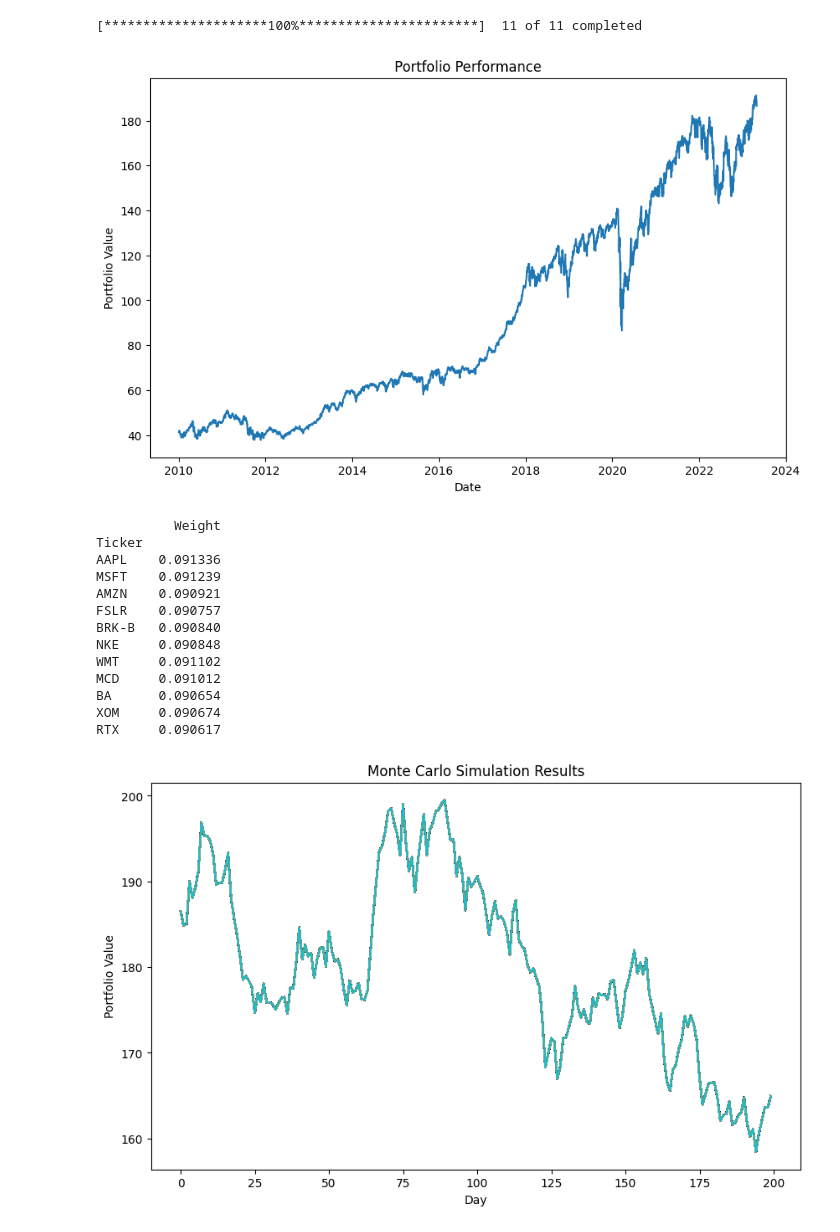
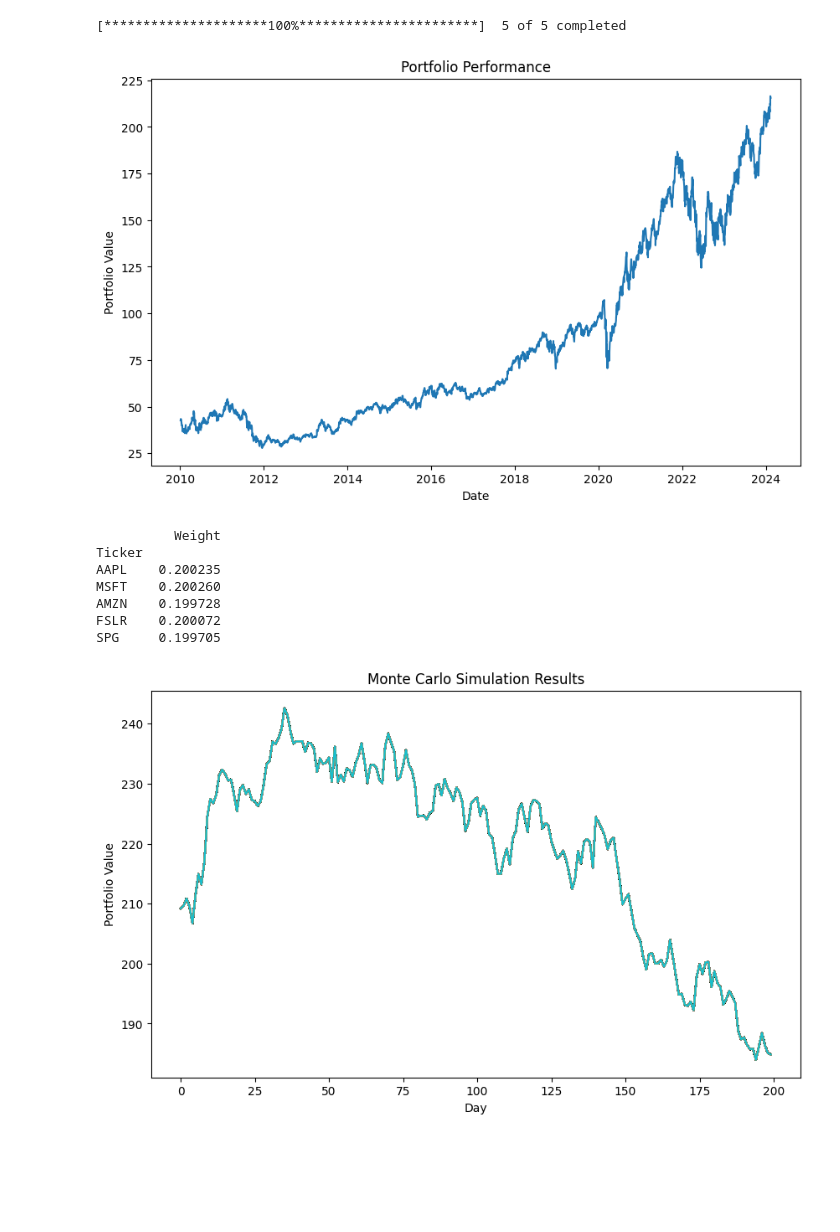
Before and after one commit to atijmahesh/portfolio_optimzer, a Jupyter notebook: portfoilo_optimzer.ipynb, the cells around one changed output. Cells and saved outputs as stored; diff of their text form; code cells hidden in the pictures; blank space fills up the shorter version.

Commit message:
Added Winter '24 Portfolio

```diff
--- a/portfoilo_optimzer.ipynb
+++ b/portfoilo_optimzer.ipynb
@@ -8,7 +8,7 @@ import matplotlib.pyplot as plt
 from datetime import date
 # %%
 # Define the tickers to download
-tickers = ['AAPL', 'MSFT', 'AMZN', 'FSLR', 'BRK-B', 'NKE', 'WMT', 'MCD', 'BA', 'XOM', 'RTX']
+tickers = ['AAPL', 'MSFT', 'AMZN', 'FSLR', 'SPG']
 
 # Download the historical prices for the tickers
 today = date.today()
@@ -31,92 +31,45 @@ pbar = expected_returns.values.reshape((n_assets,))
 cons = ({'type': 'eq', 'fun': lambda x: np.sum(x) - 1.0})
 bnds = tuple((0, 1) for i in range(n_assets))
 
 # Define the objective function to minimize
 def obj_fun(x):
     return 0.5 * np.dot(x.T, np.dot(S, x)) - np.dot(pbar.T, x)
 
 # Solve for the optimal portfolio weights
 x0 = np.zeros(n_assets)
 res = minimize(obj_fun, x0, method='SLSQP', bounds=bnds, constraints=cons)
 
 # Get the optimal weights from the optimization result
 weights = res.x
 
 # Define the portfolio values
 portfolio_value = (prices * weights).sum(axis=1)
 
 # Plot the portfolio values
 plt.figure(figsize=(10,6))
 plt.plot(portfolio_value.index, portfolio_value)
 plt.xlabel('Date')
 plt.ylabel('Portfolio Value')
 plt.title('Portfolio Performance')
 plt.show()
 
 # Print a table with the portfolio weights
 weights_df = pd.DataFrame({'Ticker': tickers, 'Weight': weights})
 weights_df.set_index('Ticker', inplace=True)
 print(weights_df)
 # %% [output]
-[*********************100%***********************]  11 of 11 completed
+[*********************100%***********************]  5 of 5 completed
-[figure, old version]
+[figure, new version]
           Weight
 Ticker
-AAPL    0.091336
-MSFT    0.091239
-AMZN    0.090921
-FSLR    0.090757
-BRK-B   0.090840
-NKE     0.090848
-WMT     0.091102
-MCD     0.091012
-BA      0.090654
-XOM     0.090674
-RTX     0.090617
+AAPL    0.200235
+MSFT    0.200260
+AMZN    0.199728
+FSLR    0.200072
+SPG     0.199705
 # %%
-# Define the number of simulation days and simulations to run
-n_days = 200
-n_sims = 1000
-
-# Define the daily returns using the expected returns and covariance matrix
-daily_returns = np.random.multivariate_normal(expected_returns, cov_matrix, n_days)
-
-# Create an array to store the simulation results
-simulation_values = np.zeros((n_days, n_sims))
-
-# Get the starting portfolio value
-start_value = portfolio_value.iloc[-1]
-
-# Run the simulation
-for i in range(n_sims):
-    # Get the starting returns
-    start_returns = returns.iloc[-1]
-
-    # Calculate the portfolio values for each day of the simulation
-    portfolio_values = np.zeros(n_days)
-    portfolio_values[0] = start_value
-    for j in range(1, n_days):
-        # Calculate the returns for the current day
-        returns_today = daily_returns[j]
-
-        # Calculate the new portfolio value for the current day
-        portfolio_value_today = (1 + np.dot(weights.T, returns_today)) * portfolio_values[j-1]
-
-        # Store the new portfolio value
-        portfolio_values[j] = portfolio_value_today
-
-    # Store the portfolio values in the simulation results array
-    simulation_values[:,i] = portfolio_values
-
-# Plot the simulation results
-plt.figure(figsize=(10,6))
-plt.plot(simulation_values)
-plt.xlabel('Day')
-plt.ylabel('Portfolio Value')
-plt.title('Monte Carlo Simulation Results')
-plt.show()
 # %% [output]
-[figure, old version]
+[figure, new version]
 # %%
 # Specify the total amount to invest
 total_investment = float(input("Enter the total amount to invest: "))
```
Also changed, not shown: parts of 2 cells of this notebook, 2 other files.
